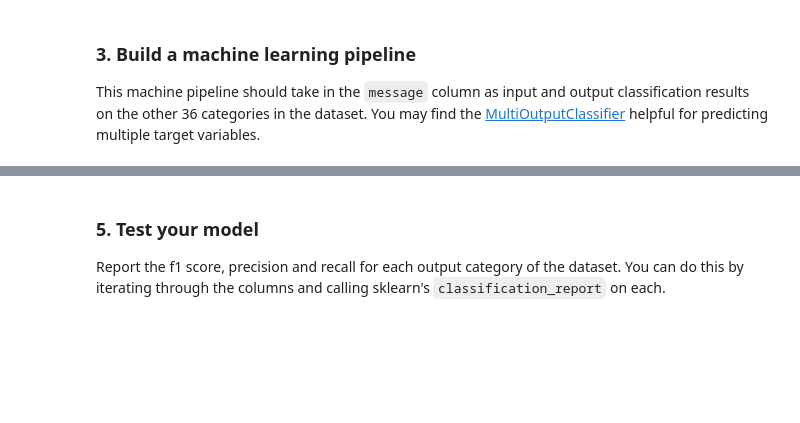
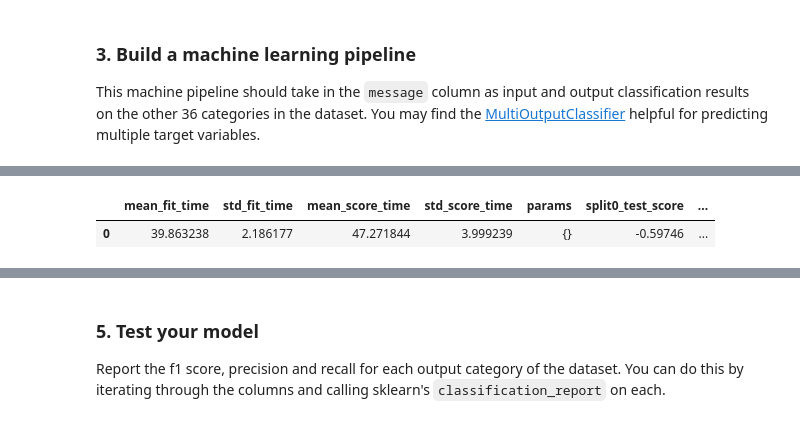
Before and after one commit to tarcisobraz/disaster-message-clf, a Jupyter notebook: models/ML Pipeline Preparation.ipynb, the cells around one changed output, grey strips where cells are left out. Drawn from its saved outputs; the diff is of its cells as text; code cells hidden in the pictures; blank space fills up the shorter version.

Commit message:
feat: Organizes code and implements initial version of grid search step
- Removes / Comments out unnecessary code
- Implement initial version of grid search with a few models.

```diff
--- a/models/ML Pipeline Preparation.ipynb
+++ b/models/ML Pipeline Preparation.ipynb
@@ -326,3 +353,3 @@ Wall time: 3.95 s
 # %%
-w2v_model_full = gensim.models.Word2Vec.load("messages-word2vec-full.model")
+# w2v_model_full = gensim.models.Word2Vec.load("messages-word2vec-full.model")
 # %%
@@ -1047,8 +852,3 @@ class Doc2VecTransformer(BaseEstimator):
     def transform(self, X):
         return np.asmatrix(np.array([self.d2v_model.infer_vector(tokens_str.split())
                                      for tokens_str in X]))
-# %%
-%%time
-
-doc2vec_trf = Doc2VecTransformer(epochs=1)
-doc2vec_trf.fit(X_train, y_train)
@@ -1385,2 +1005,0 @@ cats_sim_transf = CategoriesSimilarity(glove_300d_w2v, categories_tokens)
-# %%
-cats_sim_transf.fit(X_test, None)
@@ -1543,0 +1206,34 @@ pipeline = Pipeline([
+# %%
+%%time
+
+print('Performing model optimizations...')
+best_score = 0.0
+best_clf = 0
+best_gs = ''
+overall_results_df = pd.DataFrame()
+for idx, gs in enumerate(grids):
+    print('\nEstimator: %s' % grid_dict[idx])
+    # Fit grid search
+    gs.fit(X_train, y_train)
+    # Best params
+    print('Best params: %s' % gs.best_params_)
+    # Best training data accuracy
+    print('Best training accuracy: %.3f' % gs.best_score_)
+    # Predict on test data with best params
+    test_score = gs.score(X_test, y_test)
+    # Test data accuracy of model with best params
+    print('Test set accuracy score for best params: %.3f ' % test_score)
+
+    # Track Grid Search results
+    gs_results_df = pd.DataFrame(gs.cv_results_)
+    gs_results_df['grid_id'] = grid_dict[idx]
+    gs_results_df['best_model_test_score'] = test_score
+
+    overall_results_df = pd.concat([overall_results_df, gs_results_df])
+
+    # Track best (highest test accuracy) model
+    if test_score > best_score:
+        best_score = test_score
+        best_gs = gs
+        best_clf = idx
+print('\nClassifier with best test set accuracy: %s' % grid_dict[best_clf])
@@ -1543,0 +1251,5 @@ pipeline = Pipeline([
+# %%
+overall_results_df
+# %% [output]
+|  | mean_fit_time | std_fit_time | mean_score_time | std_score_time | params | split0_test_score | ... |
+| 0 | 39.863238 | 2.186177 | 47.271844 | 3.999239 | {} | -0.59746 | ... |
```
Also changed, not shown: parts of 210 cells of this notebook.
